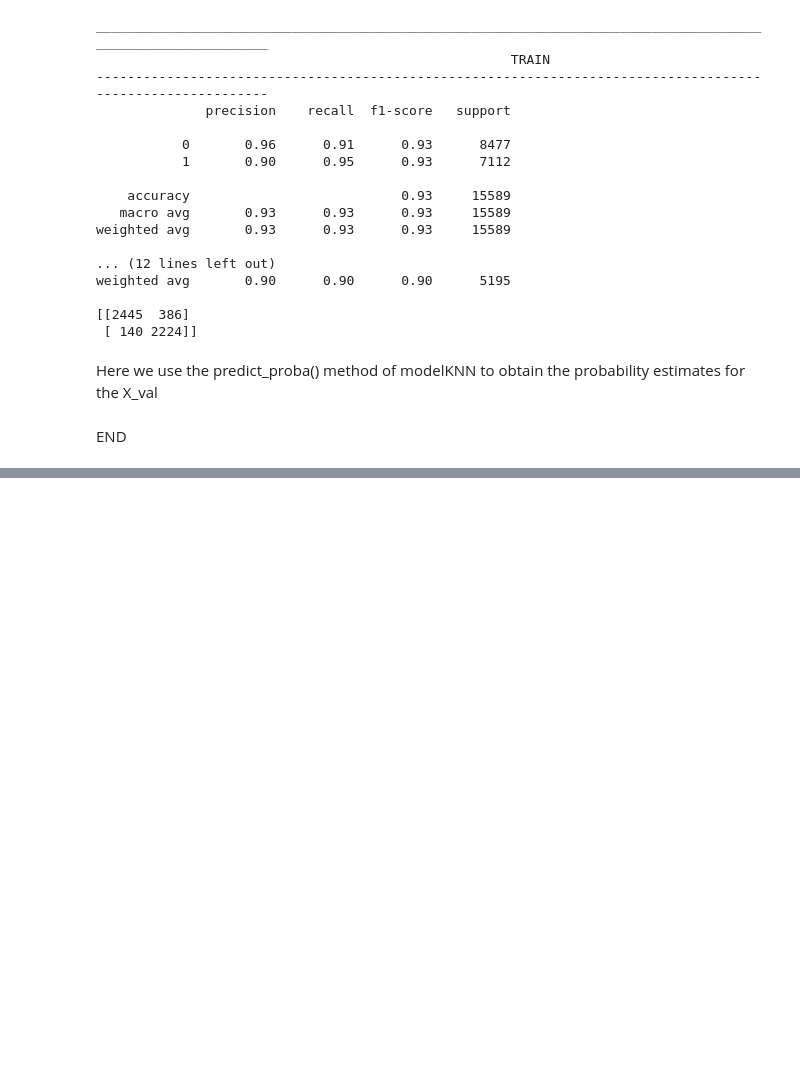
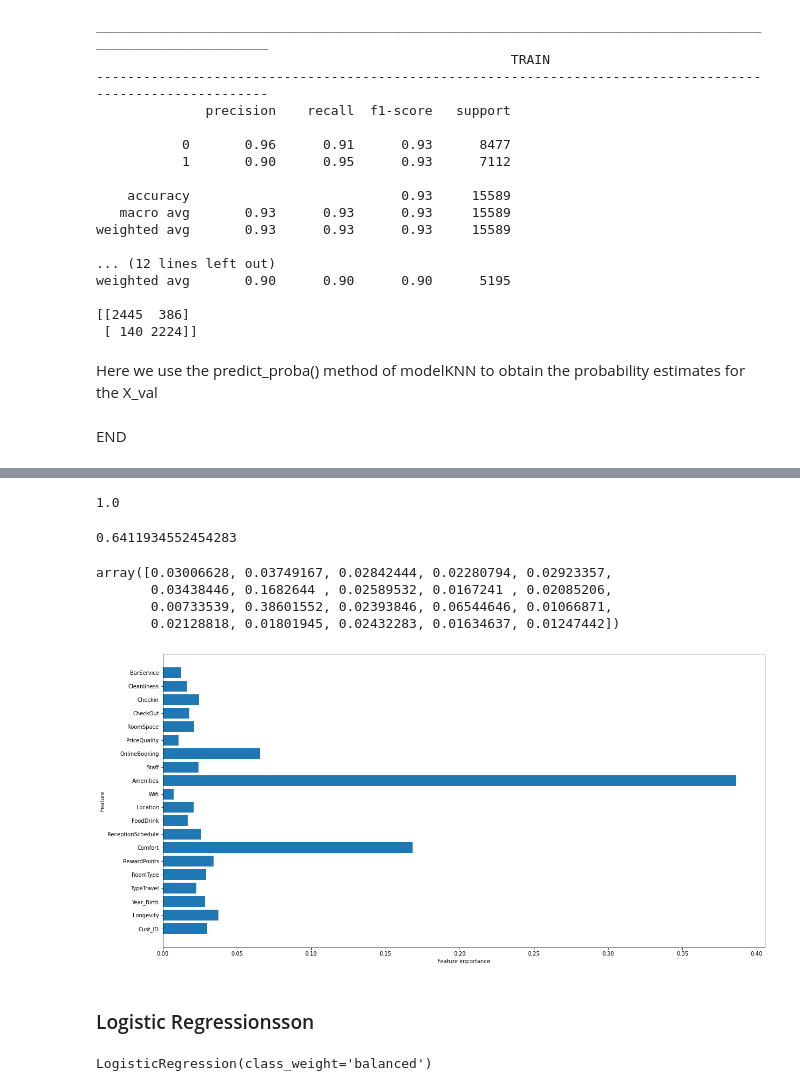
Before and after one commit to Leon209/Project_1-Supervised-Model, a Jupyter notebook: Project 1.ipynb, the cells around one changed output, grey strips where cells are left out. Saved outputs shown, nothing was run; the diff lists cells and outputs as text; code cells hidden in the pictures; blank space fills up the shorter version.

Commit message:
Some models and pre processing Co-authored-by: filipedias18

```diff
--- a/Project 1.ipynb
+++ b/Project 1.ipynb
@@ -595,0 +585,3 @@ END
+# %%
+modelDT = DecisionTreeClassifier()
+modelDT.fit(X_train, y_train)
@@ -595,0 +607,37 @@ END
+# %%
+modelDT.score(X_train, y_train)
+# %% [output]
+1.0
+# %%
+modelDT.score(X_val, y_validate)
+# %% [output]
+0.6411934552454283
+# %%
+modelDT.feature_importances_
+# %% [output]
+array([0.03006628, 0.03749167, 0.02842444, 0.02280794, 0.02923357,
+       0.03438446, 0.1682644 , 0.02589532, 0.0167241 , 0.02085206,
+       0.00733539, 0.38601552, 0.02393846, 0.06544646, 0.01066871,
+       0.02128818, 0.01801945, 0.02432283, 0.01634637, 0.01247442])
+# %%
+def plot_feature_importances(model):
+    n_features = X_train.shape[1]
+    plt.figure(figsize=(20,10))
+    plt.barh(range(n_features), model.feature_importances_, align='center')
+    plt.yticks(np.arange(n_features), X_train.columns)
+    plt.xlabel("Feature importance")
+    plt.ylabel("Feature")
+    plt.show()
+# %%
+plot_feature_importances(modelDT)
+# %% [output]
+[figure, added]
+# %% [markdown]
+<h3>Logistic Regressionsson</h3>
+# %%
+# Create the model
+log_reg = LogisticRegression(class_weight='balanced')
+# Fit the model
+log_reg.fit(X_train, y_train)
+# %% [output]
+LogisticRegression(class_weight='balanced')
```
Also changed, not shown: parts of 30 cells of this notebook.
